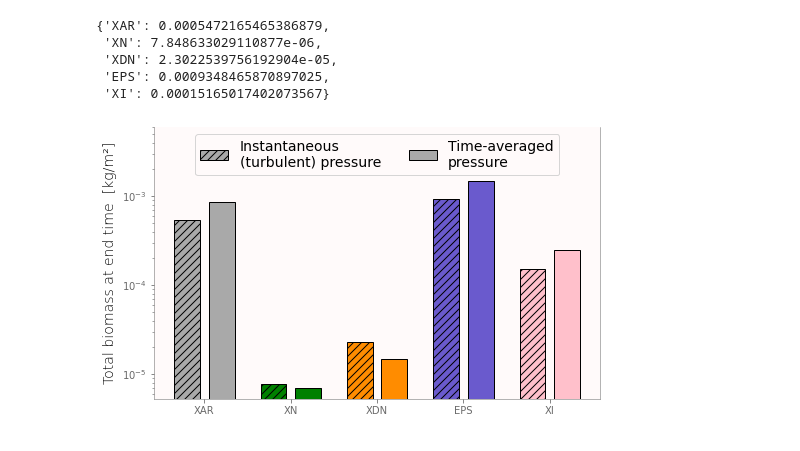
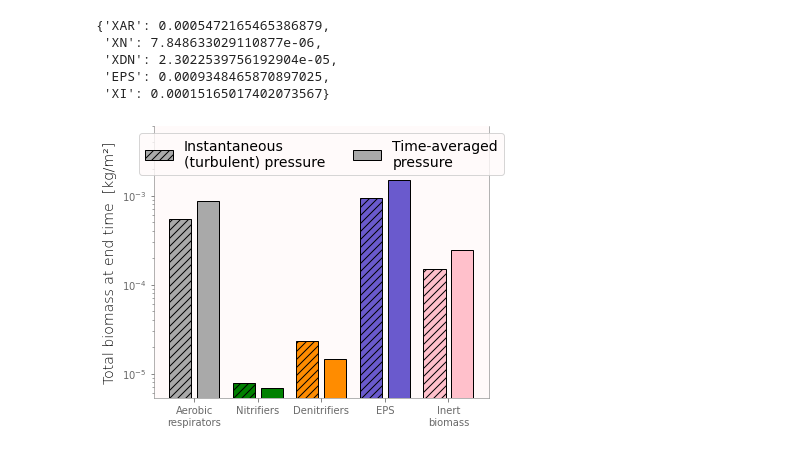
Before and after one commit to edsaac/ReactiveBiomass, a Jupyter notebook: notebooks/AggregateData.ipynb, the cells around one changed output. Cells and saved outputs as stored; diff of their text form; code cells hidden in the pictures.

```diff
--- a/notebooks/AggregateData.ipynb
+++ b/notebooks/AggregateData.ipynb
@@ -103,26 +103,29 @@ endRasTotalBiomass
  'EPS': 0.0009348465870897025,
  'XI': 0.00015165017402073567}
 # %%
-fig,ax = plt.subplots(figsize=(8,5),facecolor='w')
+fig,ax = plt.subplots(figsize=(6,5),facecolor='w')
 xpositions = np.arange(0,5)
-ax.bar(xpositions-0.2,endRasTotalBiomass.values(),color=bcol.values(), label='Instantaneous\n(turbulent) pressure',
-       width=0.3, hatch="///",edgecolor='black', log=True)
-ax.bar(xpositions+0.2,endLesTotalBiomass.values(),color=bcol.values(), label='Time-averaged\npressure',
-       width=0.3, edgecolor='black', log=True)
-ax.set_xticks(xpositions, labels=biomassKeys)
+
+ax.bar(xpositions-0.22,endRasTotalBiomass.values(),color=bcol.values(), label='Instantaneous\n(turbulent) pressure',
+       width=0.35, hatch="///",edgecolor='black', log=True)
+ax.bar(xpositions+0.22,endLesTotalBiomass.values(),color=bcol.values(), label='Time-averaged\npressure',
+       width=0.35, edgecolor='black', log=True)
+
+labels_barplot = ['Aerobic\nrespirators','Nitrifiers','Denitrifiers','EPS','Inert\nbiomass']
+ax.set_xticks(xpositions, labels=labels_barplot)
 
 ax.legend(ncol=2,loc='upper center',bbox_to_anchor=(0.5,1))
 
 #ax.set_yscale('symlog',linthresh=0.1E-5)
 ax.set_ylim(top=6E-3)
 ax.set_ylabel(r"Total biomass at end time  [kg/m²]")
 
 fileForSVG = f"AggregateData/{isHot=}_{endTime=}_Biomass.svg"
 plt.savefig(fileForSVG)
 
 # fileForPNG = f"AggregateData/{isHot=}_{endTime=}_Biomass.png"
 # plt.savefig(fileForPNG)
 # os.system(f"xclip -se c -t image/png -i {fileForPNG}")
 plt.show()
 # %% [output]
-[figure, old version]
+[figure, new version]
```
